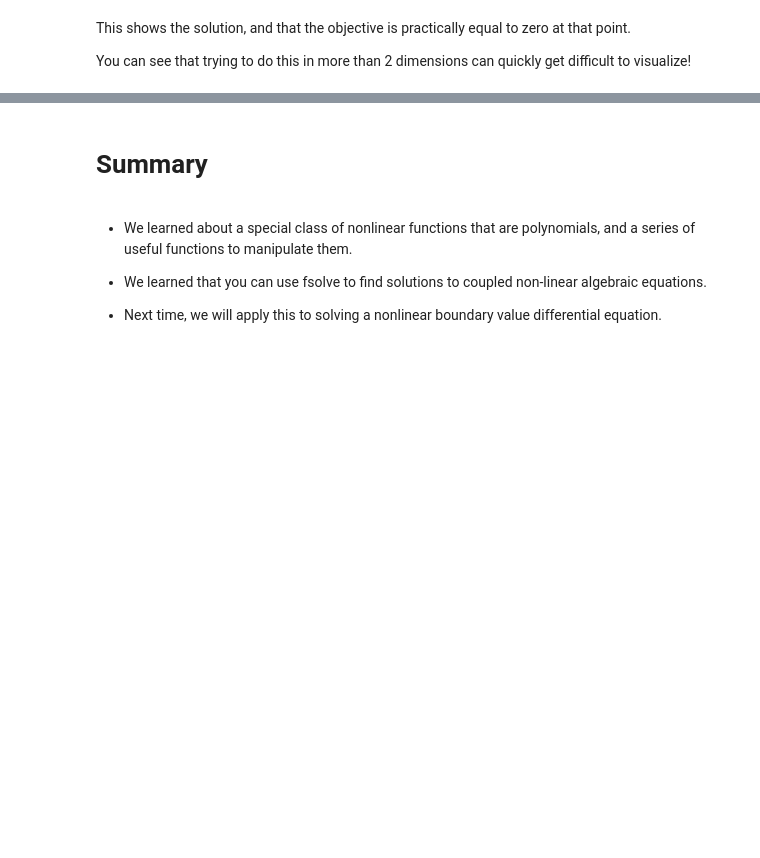
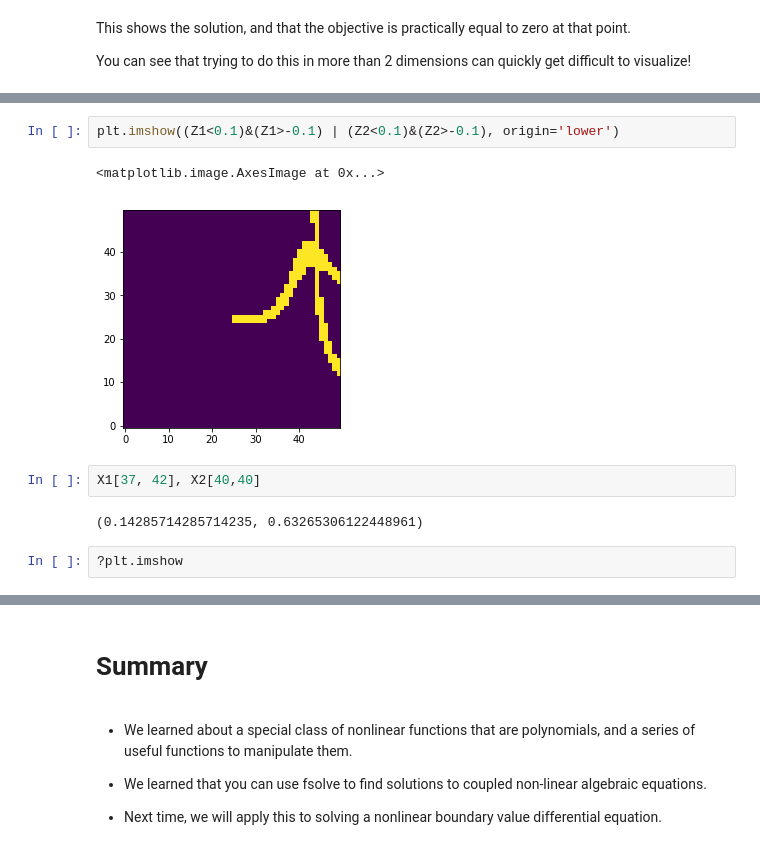
Before and after one commit to jkitchin/f18-06623, a Jupyter notebook: lectures/08-nla-2.ipynb, the cells around one changed output, grey strips where cells are left out. Saved outputs shown, nothing was run; the diff lists cells and outputs as text; blank space fills up the shorter version.

```diff
--- a/lectures/08-nla-2.ipynb
+++ b/lectures/08-nla-2.ipynb
@@ -207,0 +267,11 @@ You can see that trying to do this in more than 2 dimensions can quickly get dif
+# %%
+plt.imshow((Z1<0.1)&(Z1>-0.1) | (Z2<0.1)&(Z2>-0.1), origin='lower')
+# %% [output]
+<matplotlib.image.AxesImage at 0x...>
+[figure, added]
+# %%
+X1[37, 42], X2[40,40]
+# %% [output]
+(0.14285714285714235, 0.63265306122448961)
+# %%
+?plt.imshow
```
Also changed, not shown: parts of 22 cells of this notebook.
